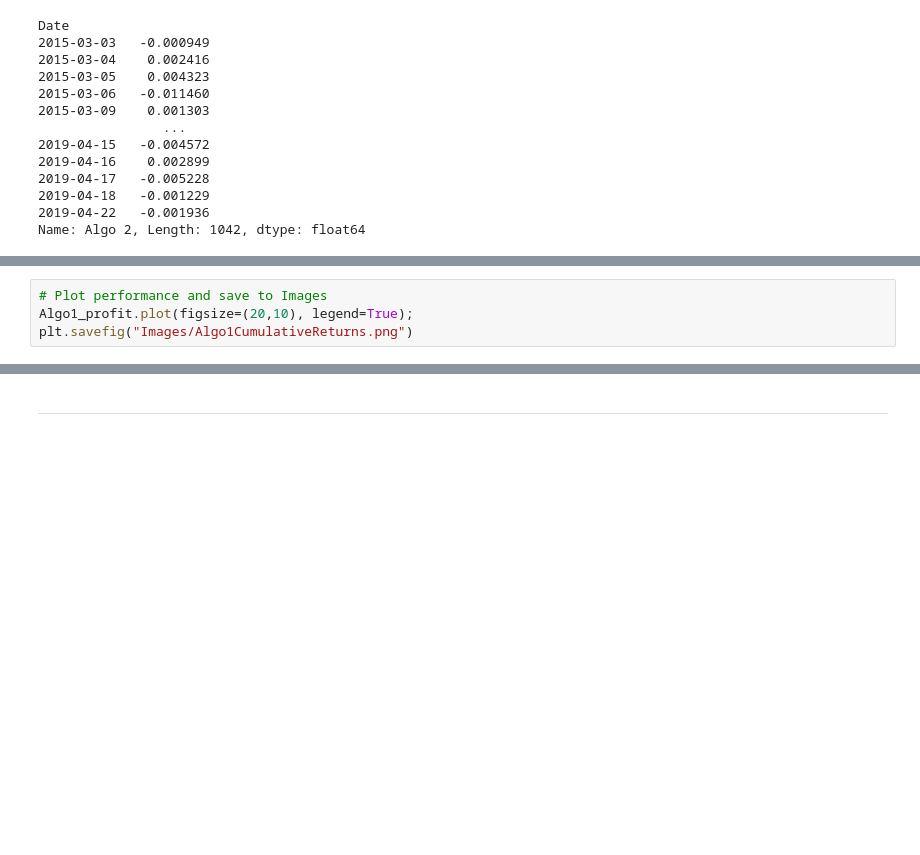
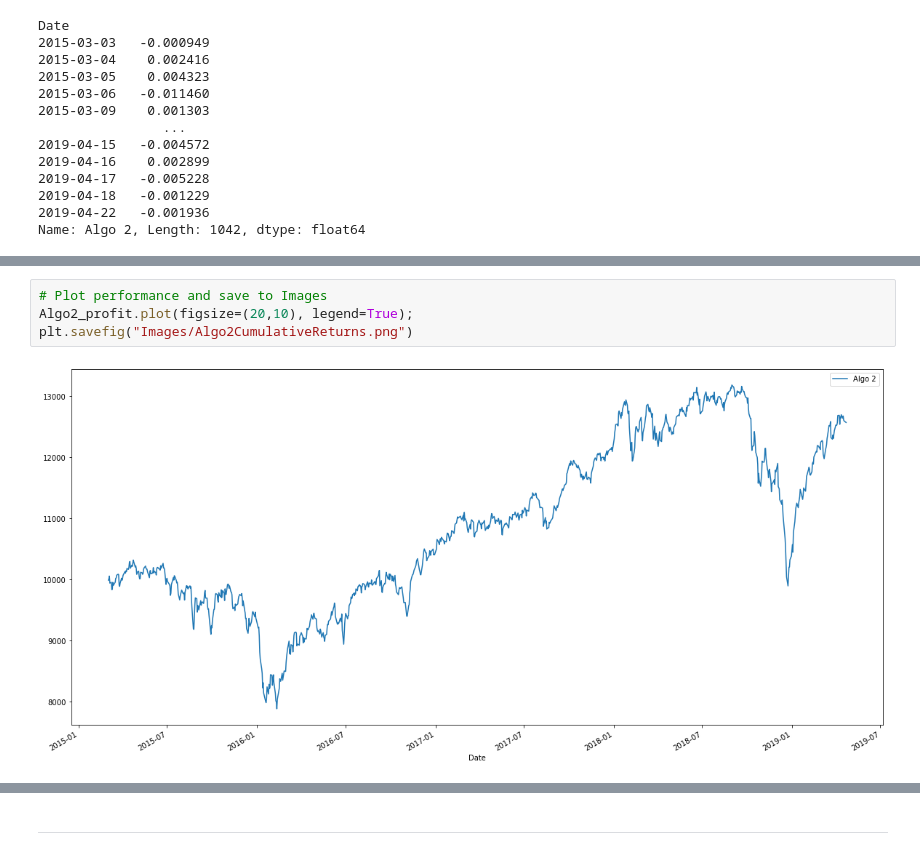
Before and after one commit to jordan-gilmartin/pandas-portfolio-analysis, a Jupyter notebook: whale_analysis.ipynb, the cells around one changed output, grey strips where cells are left out. Cells and saved outputs as stored; diff of their text form; blank space fills up the shorter version.

```diff
--- a/whale_analysis.ipynb
+++ b/whale_analysis.ipynb
@@ -612,4 +614,6 @@ Algo2_ending_balance.round().astype(int)
 # %%
 # Plot performance and save to Images
-Algo1_profit.plot(figsize=(20,10), legend=True);
-plt.savefig("Images/Algo1CumulativeReturns.png")
+Algo2_profit.plot(figsize=(20,10), legend=True);
+plt.savefig("Images/Algo2CumulativeReturns.png")
+# %% [output]
+[figure, added]
```
Also changed, not shown: parts of 6 cells of this notebook, 1 other file.
